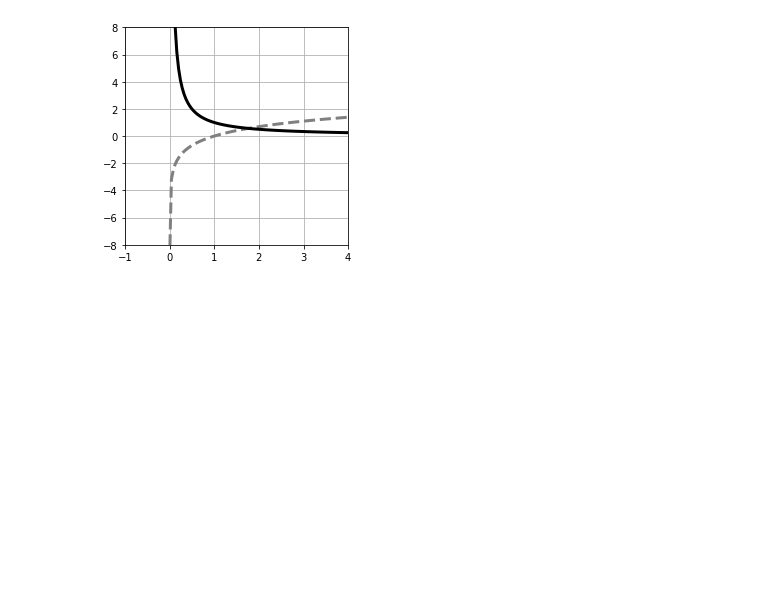
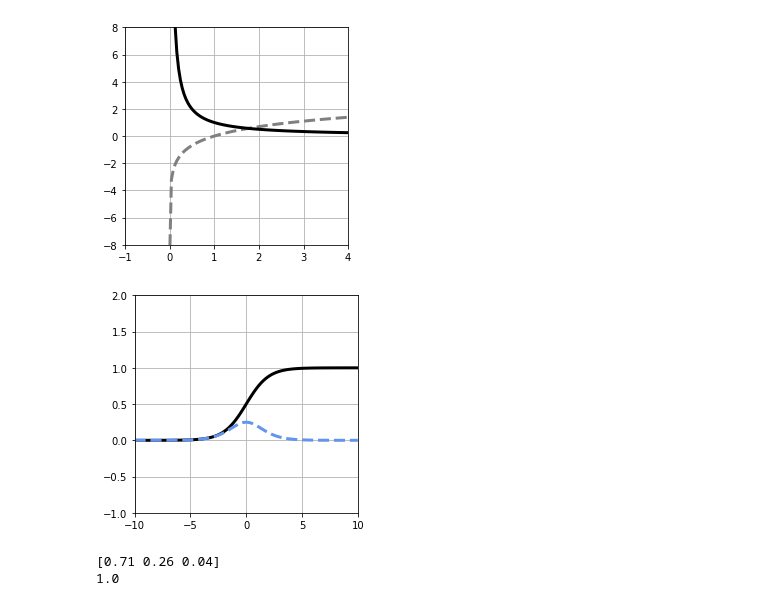
Before and after one commit to skanayam/python_machinelearning_tutorial, a Jupyter notebook: section4.ipynb, the cells around one changed output. Cells and saved outputs as stored; diff of their text form; code cells hidden in the pictures; blank space fills up the shorter version.

```diff
--- a/section4.ipynb
+++ b/section4.ipynb
@@ -294,3 +294,35 @@ plt.grid(True)
 plt.show()
 # %% [output]
 [figure]
+# %%
+#シグモイド関数（機械学習において非常に重要な関数）
+import numpy as np
+import matplotlib.pyplot as plt
+%matplotlib inline
+x = np.linspace(-10, 10, 100)
+y = 1/(1+np.exp(-x))
+dy = y*(1-y) #シグモイド関数の微分→デルタ関数ぽいやつ：とても重要
+
+plt.figure(figsize=(4,4))
+plt.plot(x, y, 'black', linewidth=3)
+plt.plot(x, dy, color='cornflowerblue',linestyle="--", linewidth=3)
+
+plt.ylim(-1, 2)
+plt.xlim(-10, 10)
+plt.grid(True)
+plt.show()
+# %% [output]
+[figure, added]
+# %%
+#ソフトマックス関数：
+def softmax(x0, x1, x2):
+    u = np.exp(x0) + np.exp(x1) + np.exp(x2)
+    return np.exp(x0)/u, np.exp(x1)/u, np.exp(x2)/u
+
+#test
+y = softmax(2, 1, -1)
+print(np.round(y,2))
+print(np.sum(y))
+# %% [output]
+[0.71 0.26 0.04]
+1.0
```
Also changed, not shown: parts of 5 cells of this notebook, 1 other file.
